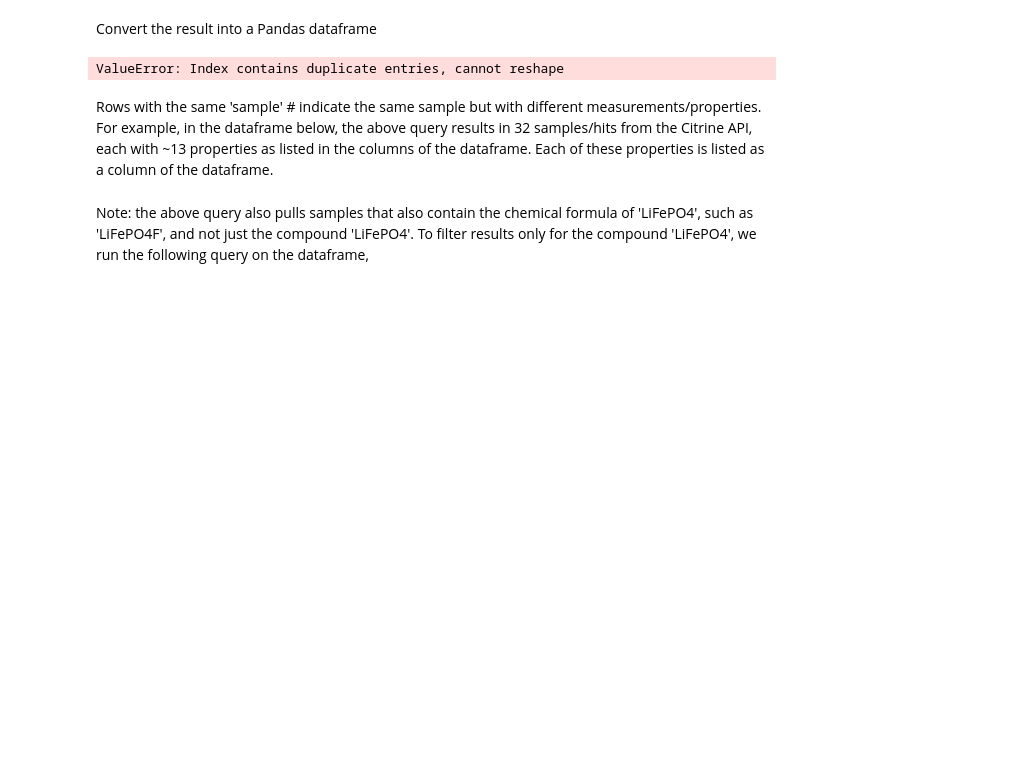
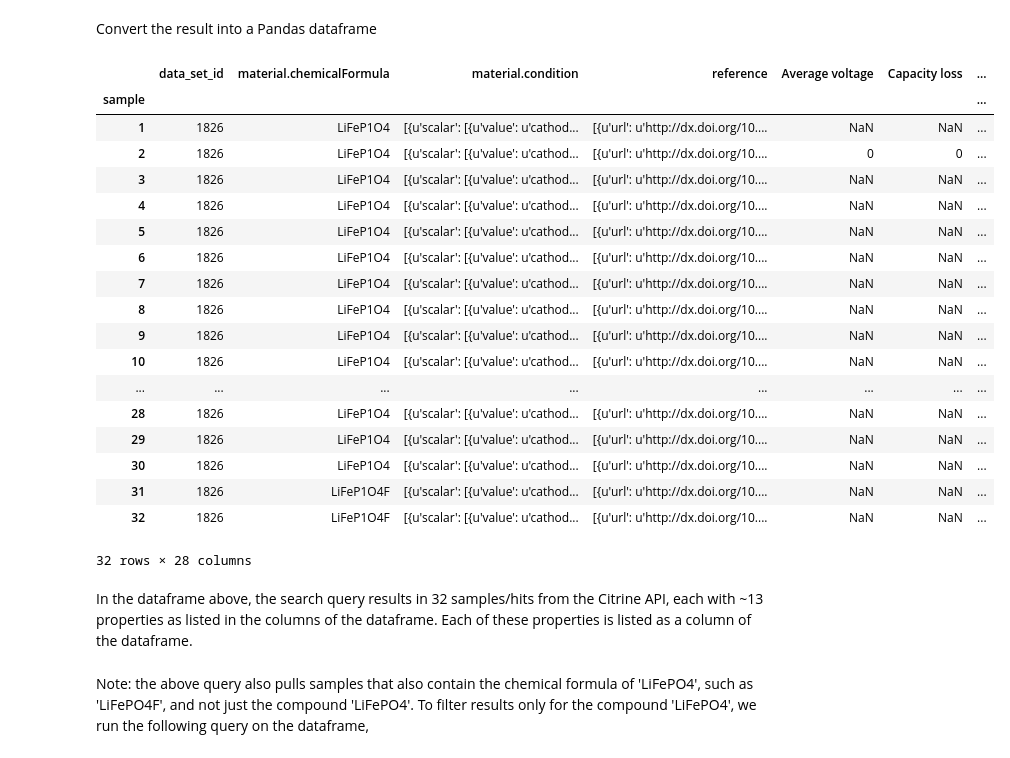
Before and after one commit to hackingmaterials/matminer, a Jupyter notebook: matminer/data_retrieval/examples/Example3.ipynb, the cells around one changed output. Drawn from its saved outputs; the diff is of its cells as text; code cells hidden in the pictures; blank space fills up the shorter version.

Commit message:
Update example3

```diff
--- a/matminer/data_retrieval/examples/Example3.ipynb
+++ b/matminer/data_retrieval/examples/Example3.ipynb
@@ -11,6 +11,25 @@ c = CitrineDataRetrieval(api_key)
 # %% [markdown]
 Convert the result into a Pandas dataframe
 # %%
-c.get_dataframe(contributor='Jaye Harada', formula='LiFePO4')
+df = c.get_dataframe(contributor='Jaye Harada', formula='LiFePO4')
+df
 # %% [output]
+|  | data_set_id | material.chemicalFormula | material.condition | reference | Average voltage | Capacity loss | ... |
+| sample |  |  |  |  |  |  | ... |
+| 1 | 1826 | LiFeP1O4 | [{u'scalar': [{u'value': u'cathod... | [{u'url': u'http://dx.doi.org/10.... | NaN | NaN | ... |
+| 2 | 1826 | LiFeP1O4 | [{u'scalar': [{u'value': u'cathod... | [{u'url': u'http://dx.doi.org/10.... | 0 | 0 | ... |
+| 3 | 1826 | LiFeP1O4 | [{u'scalar': [{u'value': u'cathod... | [{u'url': u'http://dx.doi.org/10.... | NaN | NaN | ... |
+| 4 | 1826 | LiFeP1O4 | [{u'scalar': [{u'value': u'cathod... | [{u'url': u'http://dx.doi.org/10.... | NaN | NaN | ... |
+| 5 | 1826 | LiFeP1O4 | [{u'scalar': [{u'value': u'cathod... | [{u'url': u'http://dx.doi.org/10.... | NaN | NaN | ... |
+| 6 | 1826 | LiFeP1O4 | [{u'scalar': [{u'value': u'cathod... | [{u'url': u'http://dx.doi.org/10.... | NaN | NaN | ... |
+| 7 | 1826 | LiFeP1O4 | [{u'scalar': [{u'value': u'cathod... | [{u'url': u'http://dx.doi.org/10.... | NaN | NaN | ... |
+| 8 | 1826 | LiFeP1O4 | [{u'scalar': [{u'value': u'cathod... | [{u'url': u'http://dx.doi.org/10.... | NaN | NaN | ... |
+| 9 | 1826 | LiFeP1O4 | [{u'scalar': [{u'value': u'cathod... | [{u'url': u'http://dx.doi.org/10.... | NaN | NaN | ... |
+| 10 | 1826 | LiFeP1O4 | [{u'scalar': [{u'value': u'cathod... | [{u'url': u'http://dx.doi.org/10.... | NaN | NaN | ... |
+| ... | ... | ... | ... | ... | ... | ... | ... |
+| 28 | 1826 | LiFeP1O4 | [{u'scalar': [{u'value': u'cathod... | [{u'url': u'http://dx.doi.org/10.... | NaN | NaN | ... |
+| 29 | 1826 | LiFeP1O4 | [{u'scalar': [{u'value': u'cathod... | [{u'url': u'http://dx.doi.org/10.... | NaN | NaN | ... |
+| 30 | 1826 | LiFeP1O4 | [{u'scalar': [{u'value': u'cathod... | [{u'url': u'http://dx.doi.org/10.... | NaN | NaN | ... |
+| 31 | 1826 | LiFeP1O4F | [{u'scalar': [{u'value': u'cathod... | [{u'url': u'http://dx.doi.org/10.... | NaN | NaN | ... |
+| 32 | 1826 | LiFeP1O4F | [{u'scalar': [{u'value': u'cathod... | [{u'url': u'http://dx.doi.org/10.... | NaN | NaN | ... |
-ValueError: Index contains duplicate entries, cannot reshape
+32 rows × 28 columns
@@ -19,5 +36,5 @@ res_obj.to_pandas()
 # %% [markdown]
-Rows with the same 'sample' # indicate the same sample but with different measurements/properties. For example, in the dataframe below, the above query results in 32 samples/hits from the Citrine API, each with ~13 properties as listed in the columns of the dataframe. Each of these properties is listed as a column of the dataframe.
+In the dataframe above, the search query results in 32 samples/hits from the Citrine API, each with ~13 properties as listed in the columns of the dataframe. Each of these properties is listed as a column of the dataframe.
 # %% [markdown]
 Note: the above query also pulls samples that also contain the chemical formula of 'LiFePO4', such as 'LiFePO4F', and not just the compound 'LiFePO4'. To filter results only for the compound 'LiFePO4', we run the following query on the dataframe,
 # %%
```
Also changed, not shown: parts of 2 cells of this notebook, 1 other file.
